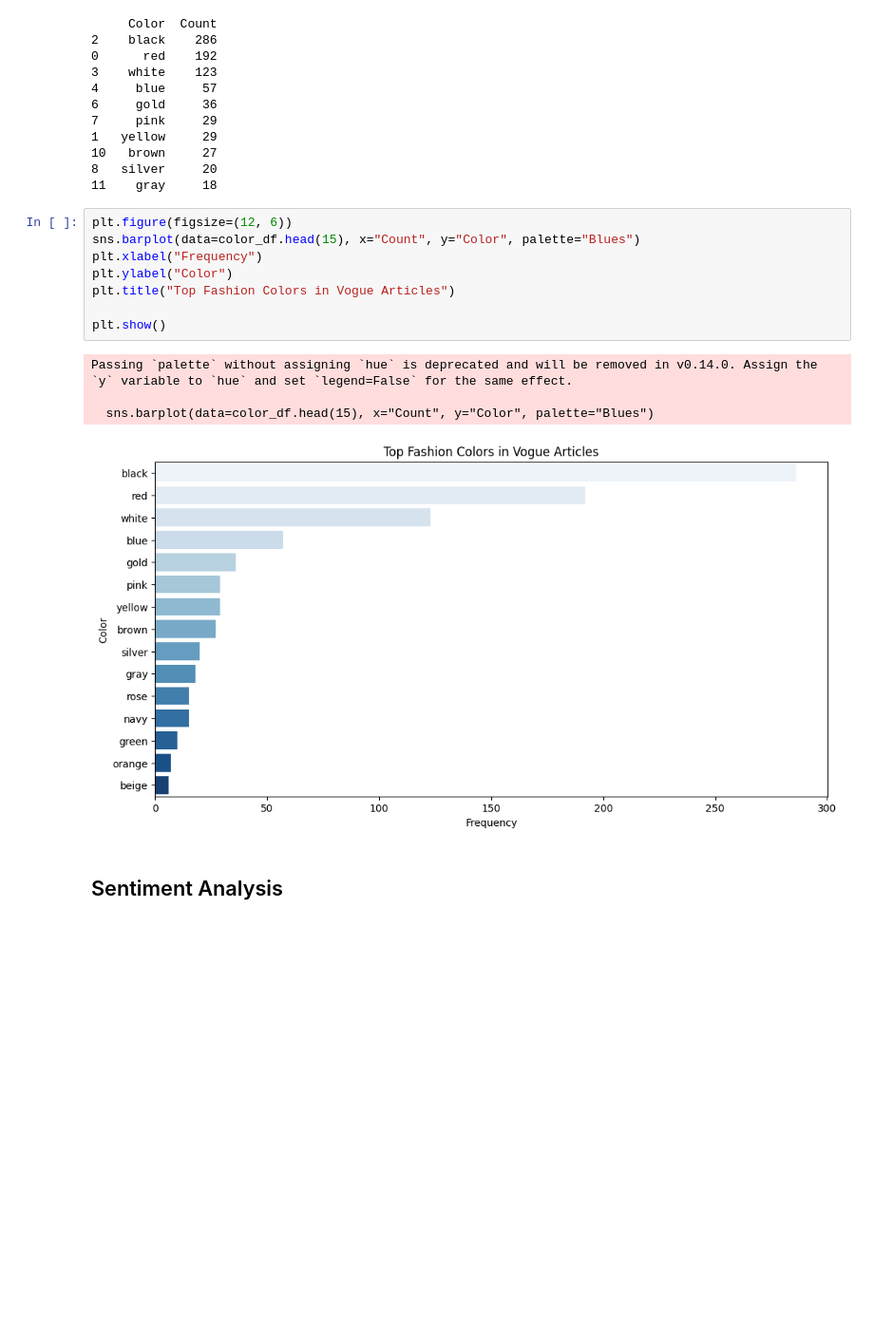
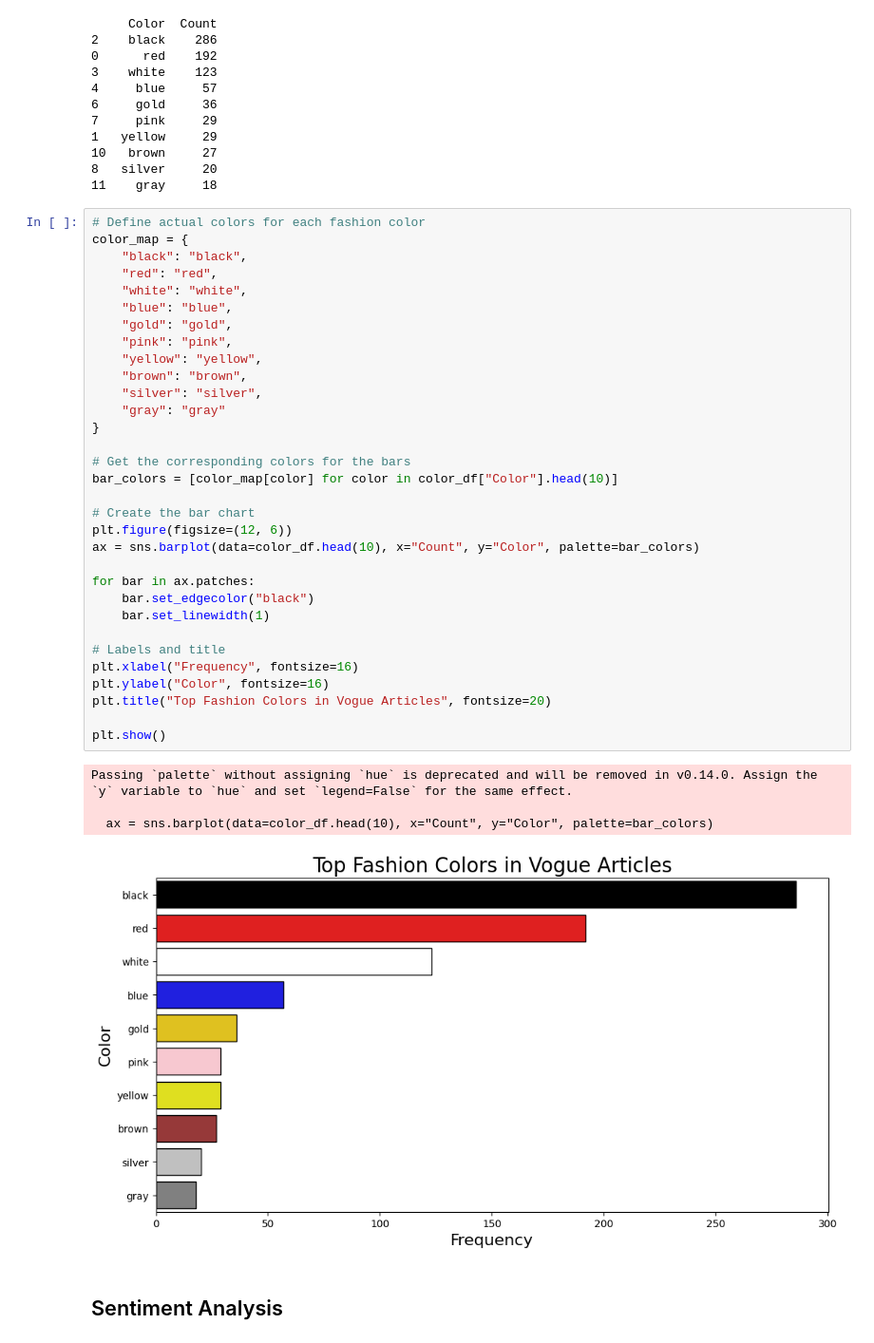
Before and after one commit to tessorastefan/fashion-trends-visualization, a Jupyter notebook: notebooks/eda.ipynb, the cells around one changed output. Shown at 95% size. Saved outputs shown, nothing was run; the diff lists cells and outputs as text; blank space fills up the shorter version.

```diff
--- a/notebooks/eda.ipynb
+++ b/notebooks/eda.ipynb
@@ -131,19 +159,43 @@ print(color_df.head(10))
 10   brown     27
 8   silver     20
 11    gray     18
-# %%
-plt.figure(figsize=(12, 6))
-sns.barplot(data=color_df.head(15), x="Count", y="Color", palette="Blues")
-plt.xlabel("Frequency")
-plt.ylabel("Color")
-plt.title("Top Fashion Colors in Vogue Articles")
-
-plt.show()
-# %% [output]
-Passing `palette` without assigning `hue` is deprecated and will be removed in v0.14.0. Assign the `y` variable to `hue` and set `legend=False` for the same effect.
-
-  sns.barplot(data=color_df.head(15), x="Count", y="Color", palette="Blues")
-[figure, removed]
+# %%
+# Define actual colors for each fashion color
+color_map = {
+    "black": "black",
+    "red": "red",
+    "white": "white",
+    "blue": "blue",
+    "gold": "gold",
+    "pink": "pink",
+    "yellow": "yellow",
+    "brown": "brown",
+    "silver": "silver",
+    "gray": "gray"
+}
+
+# Get the corresponding colors for the bars
+bar_colors = [color_map[color] for color in color_df["Color"].head(10)]
+
+# Create the bar chart
+plt.figure(figsize=(12, 6))
+ax = sns.barplot(data=color_df.head(10), x="Count", y="Color", palette=bar_colors)
+
+for bar in ax.patches:
+    bar.set_edgecolor("black")
+    bar.set_linewidth(1)
+
+# Labels and title
+plt.xlabel("Frequency", fontsize=16)
+plt.ylabel("Color", fontsize=16)
+plt.title("Top Fashion Colors in Vogue Articles", fontsize=20)
+
+plt.show()
+# %% [output]
+Passing `palette` without assigning `hue` is deprecated and will be removed in v0.14.0. Assign the `y` variable to `hue` and set `legend=False` for the same effect.
+
+  ax = sns.barplot(data=color_df.head(10), x="Count", y="Color", palette=bar_colors)
+[figure, added]
 # %% [markdown]
 ## Sentiment Analysis
 # %%
```
Also changed, not shown: parts of 4 cells of this notebook.
